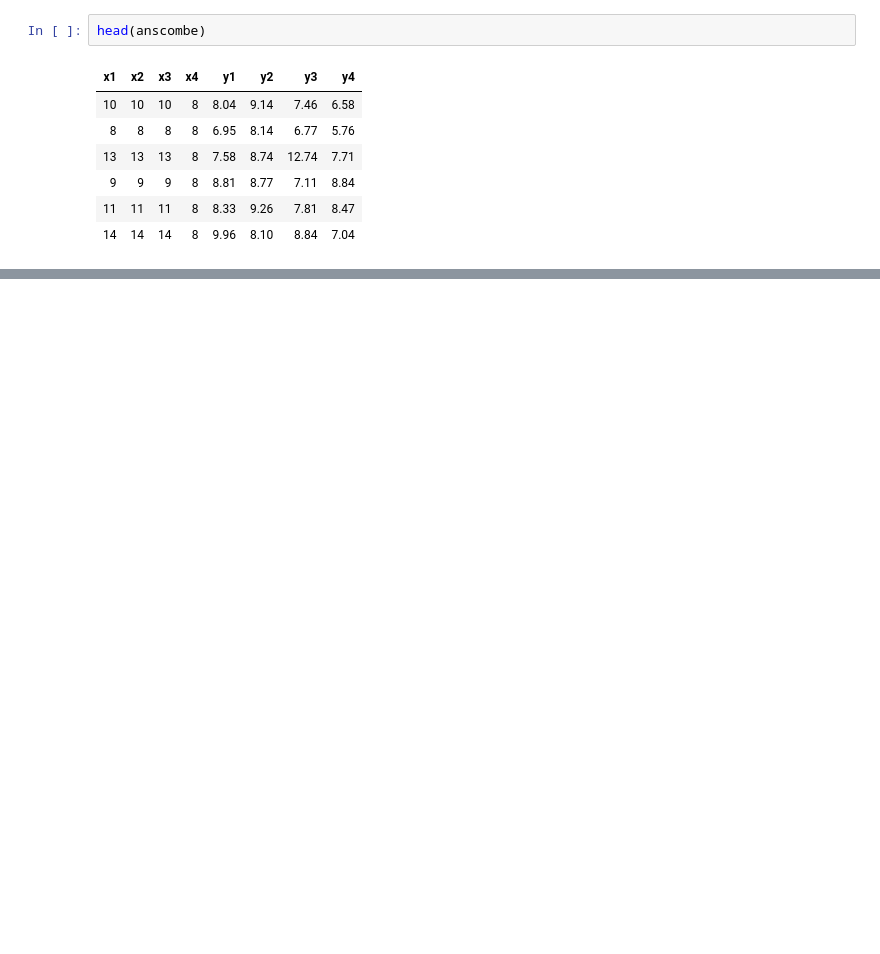
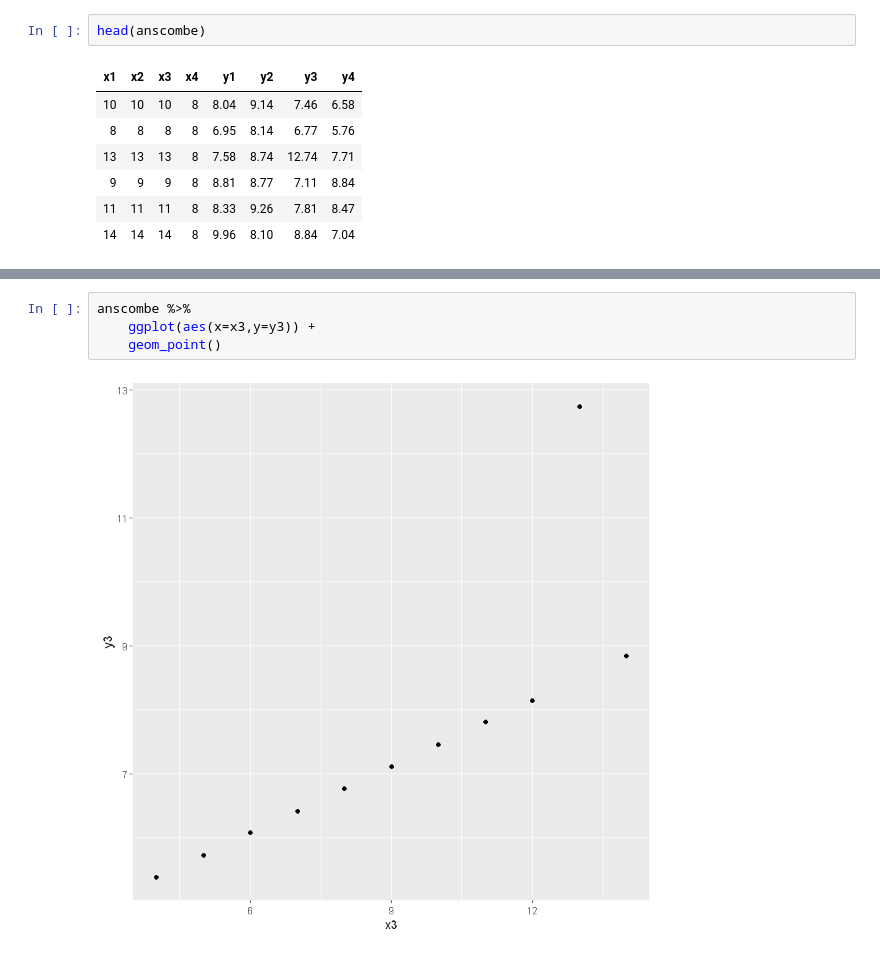
Before and after one commit to VictorOmondi1997/Correlation-and-Regression-in-R, a Jupyter notebook: Correlation and Regression in R.ipynb, the cells around one changed output, grey strips where cells are left out. Saved outputs shown, nothing was run; the diff lists cells and outputs as text; blank space fills up the shorter version.

```diff
--- a/Correlation and Regression in R.ipynb
+++ b/Correlation and Regression in R.ipynb
@@ -406,0 +443,6 @@ anscombe %>%
+# %%
+anscombe %>%
+    ggplot(aes(x=x3,y=y3)) +
+    geom_point()
+# %% [output]
+[figure, added]
```
Also changed, not shown: parts of 45 cells of this notebook.
